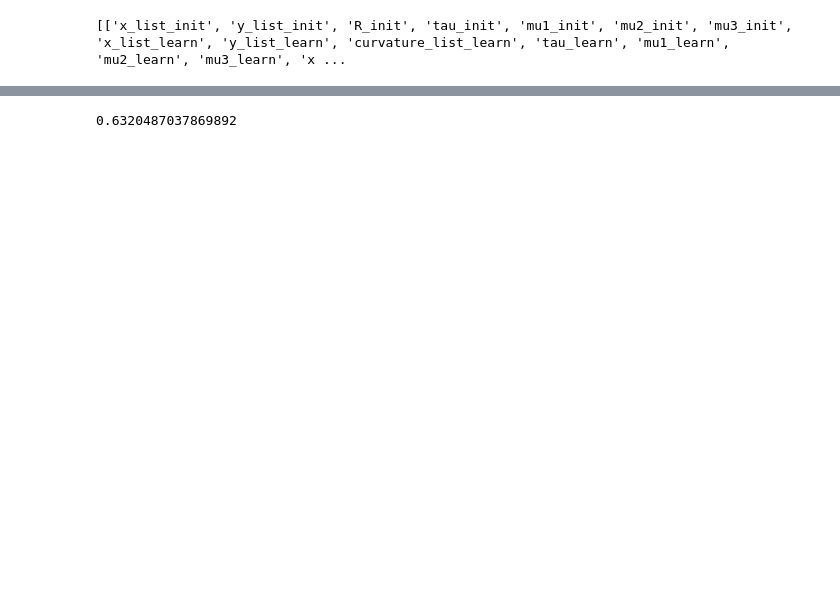
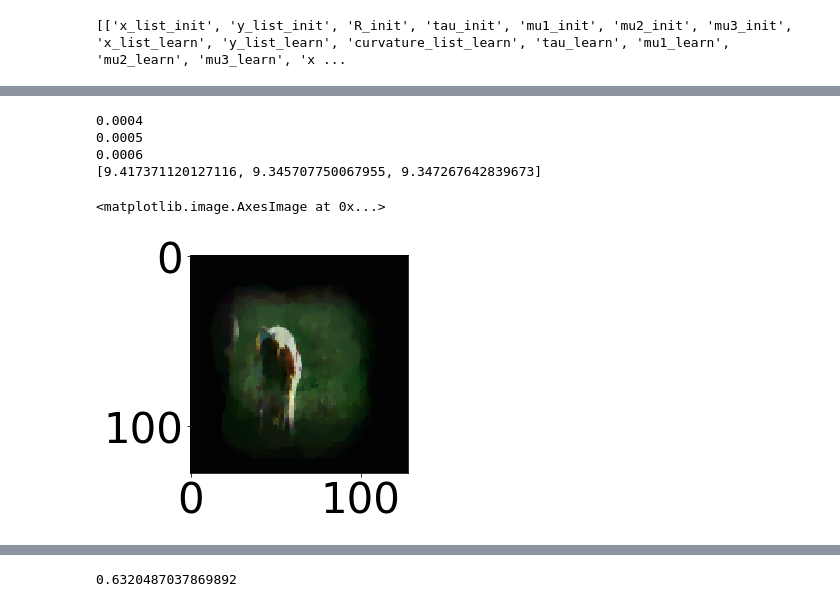
Before and after one commit to antipa/AutogradLenslets, a Jupyter notebook: Validate_design.ipynb, the cells around one changed output, grey strips where cells are left out. Saved outputs shown, nothing was run; the diff lists cells and outputs as text; code cells hidden in the pictures; blank space fills up the shorter version.

```diff
--- a/Validate_design.ipynb
+++ b/Validate_design.ipynb
@@ -161,0 +161,20 @@ plt.imshow(rgb2imshow(meas_i))
+# %%
+recon_tau = []
+loss_tau = []
+nn = 0
+taucount = 0
+for tau_test in [4e-4, 5e-4, 6e-4]:
+    recon_tau.append([ag_utils.admm2d(np.squeeze(meas_b[n,:,:]),psf_b,tau_test, iters_m, options = ag_utils.gen_options(mu1 = mu1_m, mu2 = mu2_m, mu3 = mu3_m)) for n in range(meas_i.shape[0])])
+    loss_tau.append(np.linalg.norm((recon_tau[taucount]-val_list[-1]).ravel()))
+    taucount += 1
+    print(tau_test)
+
+print(loss_tau)
+plt.imshow(rgb2imshow(recon_tau[0]))
+# %% [output]
+0.0004
+0.0005
+0.0006
+[9.417371120127116, 9.345707750067955, 9.347267642839673]
+<matplotlib.image.AxesImage at 0x...>
+[figure, added]
```
Also changed, not shown: parts of 12 cells of this notebook, 4 other files.
